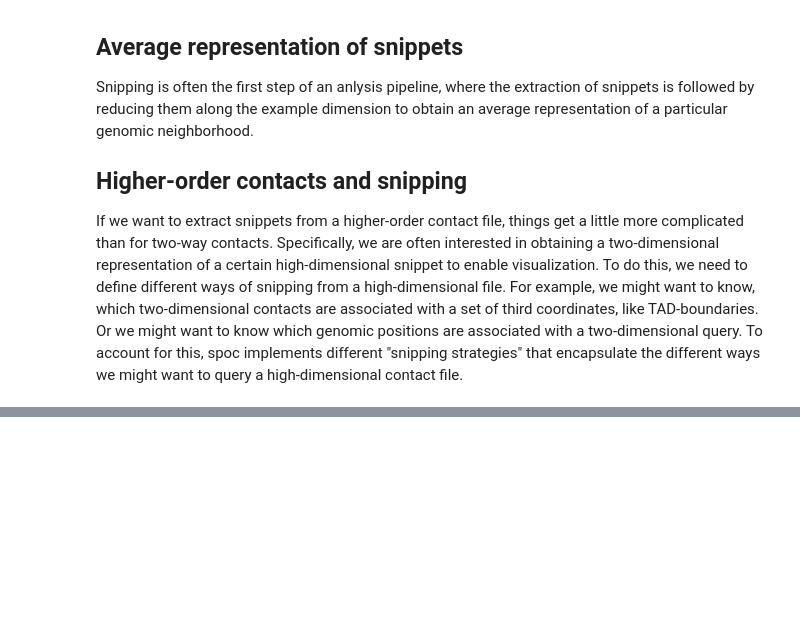
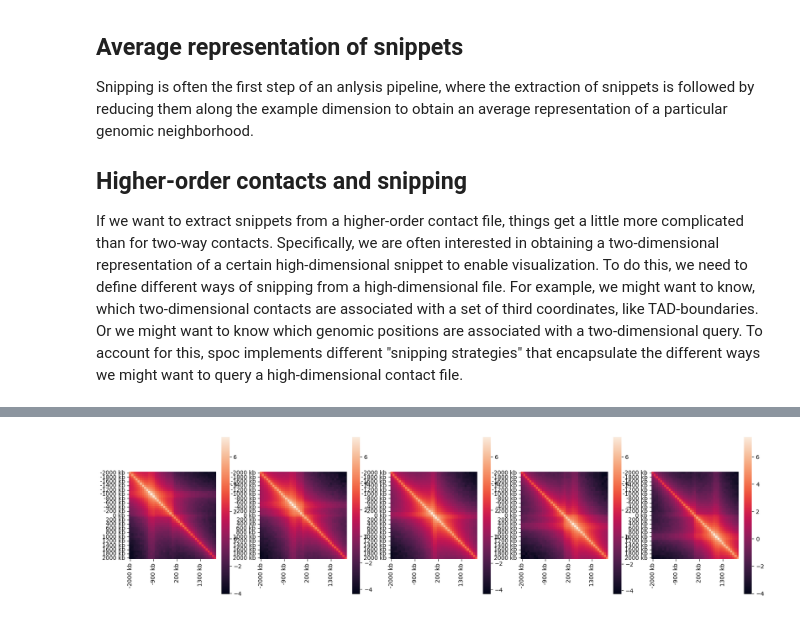
Before and after one commit to gerlichlab/spoc, a Jupyter notebook: notebooks/snipping.ipynb, the cells around one changed output, grey strips where cells are left out. Cells and saved outputs as stored; diff of their text form; code cells hidden in the pictures; blank space fills up the shorter version.

```diff
--- a/notebooks/snipping.ipynb
+++ b/notebooks/snipping.ipynb
@@ -14,0 +88,20 @@ If we want to extract snippets from a higher-order contact file, things get a li
+# %%
+offset_strategies = [
+    Triplet1DSnippingStrategy(bin_size=100_000,
+                                              half_window_size=2_000_000,
+                                              snipping_value=SnippingValues.ICCF,
+                                              relative_offset=offset)
+    for offset in np.arange(-1_000_000, 1_000_001, 500_000)
+]
+# %%
+snipper = Snipper(offset_strategies)
+# %%
+result = snipper.snip("../playground/test.parquet", tad_boundaries, threads=40)
+# %%
+f, ax = plt.subplots(1, len(result))
+for index, array in enumerate(result):
+    sbn.heatmap(np.log2(result[index]), ax=ax[index], square=True)
+f.set_size_inches(20, 5)
+plt.show()
+# %% [output]
+[figure, added]
```
Also changed, not shown: parts of 20 cells of this notebook, 3 other files.
